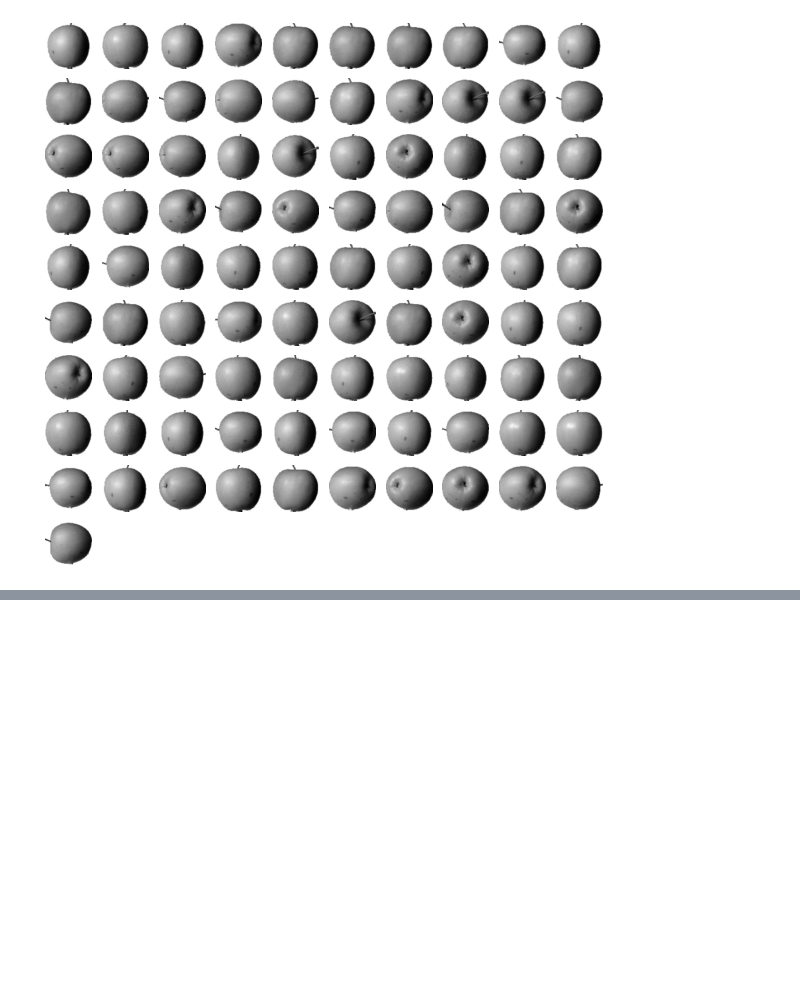
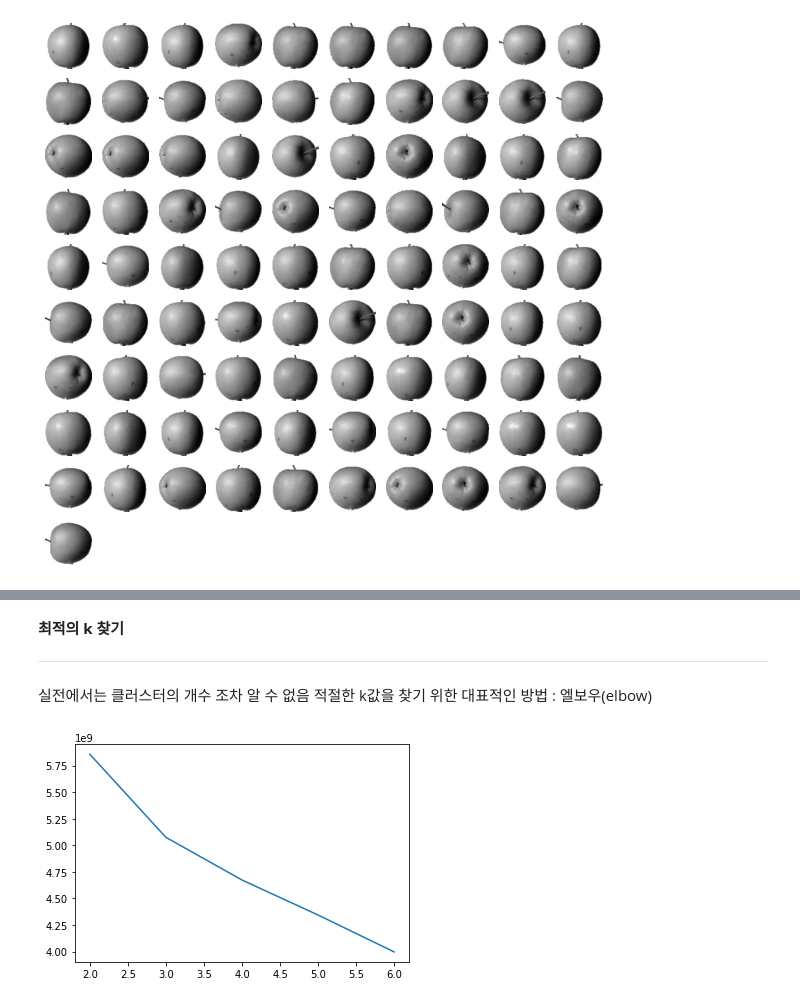
Before and after one commit to gang7994/MachineLearning-DeepLearning, a Jupyter notebook: 6-2.ipynb, the cells around one changed output, grey strips where cells are left out. Cells and saved outputs as stored; diff of their text form; code cells hidden in the pictures; blank space fills up the shorter version.

```diff
--- a/6-2.ipynb
+++ b/6-2.ipynb
@@ -50,0 +75,16 @@ draw_fruits(fruits[km.labels_==2])
+# %% [markdown]
+**최적의 k 찾기**
+
+-------------------------------
+실전에서는 클러스터의 개수 조차 알 수 없음
+적절한 k값을 찾기 위한 대표적인 방법 : 엘보우(elbow)
+# %%
+inertia = []
+for k in range(2, 7):
+    km = KMeans(n_clusters=k, random_state=42)
+    km.fit(fruits_2d)
+    inertia.append(km.inertia_)
+plt.plot(range(2,7), inertia)
+plt.show()  #클러스터 개수가 증가 할수록 이너셔(클러스터중심과 샘플 거리의 제곱합)가 줄어들다가 특정 지점에 감소하는 속도가 꺽이는 지점이 존재
+# %% [output]
+[figure, added]
```
Also changed, not shown: parts of 6 cells of this notebook.
